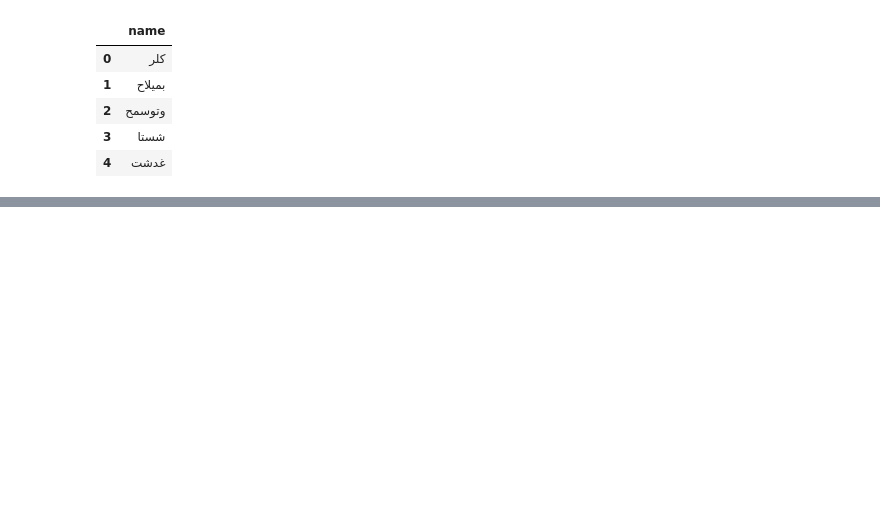
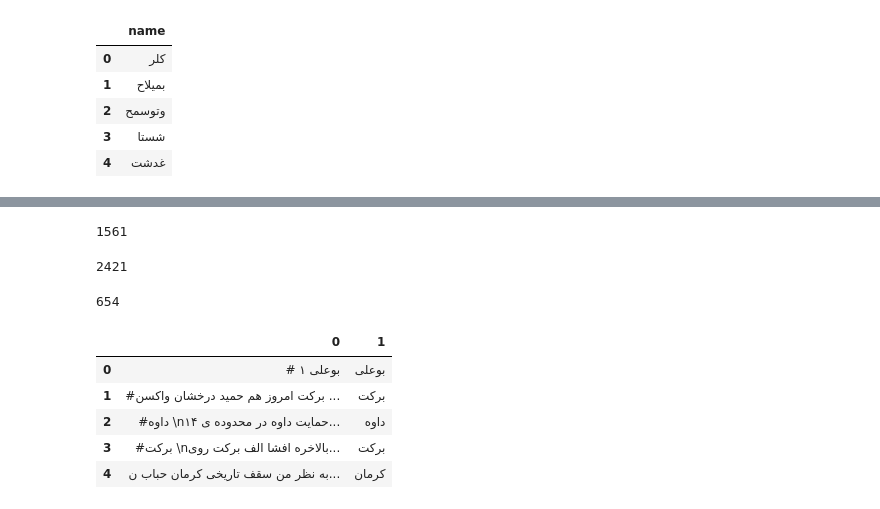
Before and after one commit to HLTT14/social-media-sentiment-analysis-for-stocks, a Jupyter notebook: social_media_sentiment_analysis_for_stocks.ipynb, the cells around one changed output, grey strips where cells are left out. Cells and saved outputs as stored; diff of their text form; code cells hidden in the pictures; blank space fills up the shorter version.

```diff
--- a/social_media_sentiment_analysis_for_stocks.ipynb
+++ b/social_media_sentiment_analysis_for_stocks.ipynb
@@ -39,0 +126,39 @@ stocks_df.head()
+# %%
+fc=[]
+with open('1.txt','r',encoding='utf-8') as f:
+  fc=f.readlines()
+stock=[]
+for j in range(len(fc)):
+  if fc[j]!='\n':
+    stock.append(fc[j].replace('\n',''))
+# %%
+#datalist=list(tweets_df)
+postlist = tweets_df.values.tolist()
+stcoklist_main = stocks_df.values.tolist()
+stcoklist=[]
+us = {}
+for i in range(len(stcoklist_main)):
+  stcoklist.append(stcoklist_main[i][0])
+stcoklist = list(set(stcoklist))
+
+us = {}
+for i in range(len(stock)):
+  us[stock[i]]=0
+
+fulldata=[];cs=[]
+for i in range(0,len(postlist)): #range(len(postlist)):
+  if len(postlist[i][0])<150:
+    words = str(postlist[i][0]).split(' ')
+    ut = 0;
+    for w in words:
+      if w in stcoklist:
+        ut += 1
+    select_word=''
+    if ut == 1:
+      for w in words:
+        if w in stock and us[w]!=60:
+            us[w]= us[w] + 1
+            select_word = w;
+            cs.append(w);
+    if select_word!='':
+      fulldata.append((postlist[i][0],select_word))
@@ -39,0 +224,22 @@ stocks_df.head()
+# %%
+len(stcoklist)
+# %% [output]
+1561
+# %%
+len(fulldata)
+# %% [output]
+2421
+# %%
+len(list(set(cs)))
+# %% [output]
+654
+# %%
+df = pd.DataFrame(fulldata)
+df.head()
+# %% [output]
+|  | 0 | 1 |
+| 0 | # بوعلی ۱ | بوعلی |
+| 1 | #برکت امروز هم حمید درخشان واکسن ... | برکت |
+| 2 | #داوه \nحمایت داوه در محدوده ی ۱۴... | داوه |
+| 3 | #برکت \nبالاخره افشا الف برکت روی... | برکت |
+| 4 | به نظر من سقف تاریخی کرمان حباب ن... | کرمان |
```
Also changed, not shown: parts of 35 cells of this notebook.
